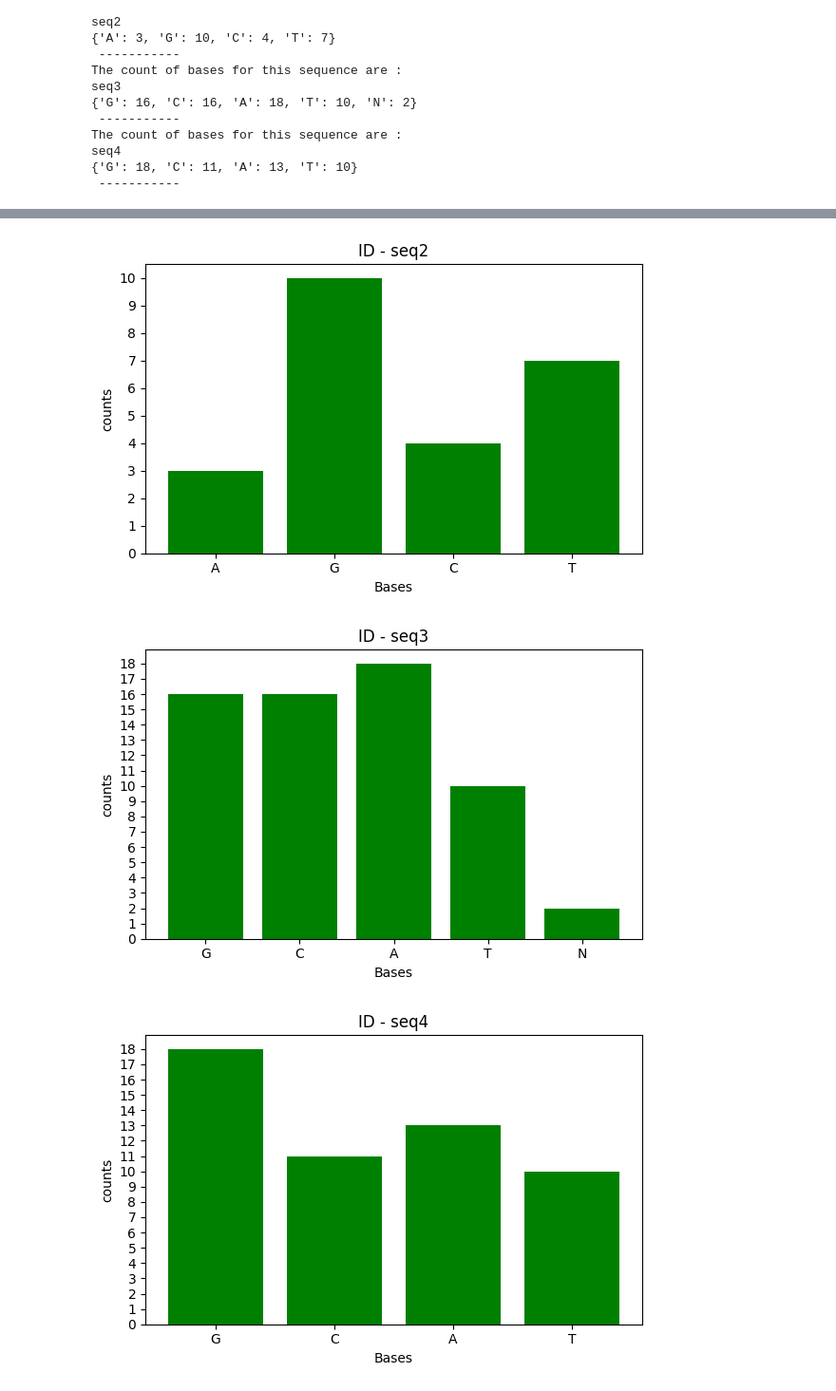
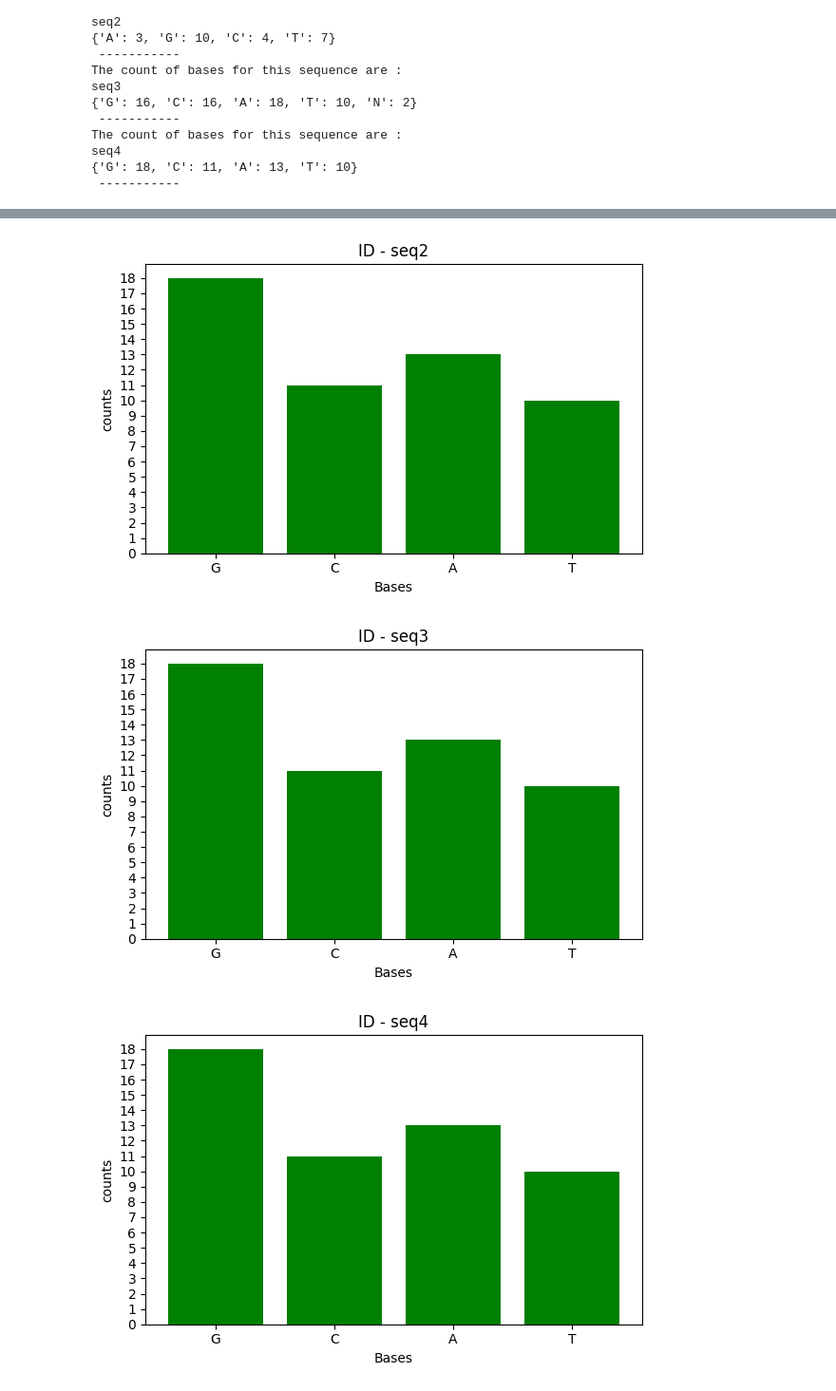
Before and after one commit to Zm-ah/python_-zineb-_-mouhib-_-DE25_lab1-, a Jupyter notebook: lab1.py/task1.ipynb, the cells around one changed output, grey strips where cells are left out. Shown at 95% size. Cells and saved outputs as stored; diff of their text form; code cells hidden in the pictures.

```diff
--- a/lab1.py/task1.ipynb
+++ b/lab1.py/task1.ipynb
@@ -24,20 +16,9 @@ True
 # %%
 
-# jag skapar en dictionary med {}
-all_sequences = {
-"seq1" : "cGTAaccaataaaaaaacaagcttaacctaattc",
-"seq2" : "agcttagTTTGGatctggccgggg",
-"seq3" : "gcggatttactcCCCCCAAAAANNaggggagagcccagataaatggagtctgtgcgtccaca",
-"seq4" : "gcggatttactcaggggagagcccagGGataaatggagtctgtgcgtccaca",
-}
-
 for seq_ID, sequence in all_sequences.items():  #  skapar en loop dom går genom alla sequenser i dictionary
-    count = dict()
+    count = {}  # skapar en tom dict för att lagra basräkningen
     for base in sequence.upper(): # alla bokstever till stora
-        if base in count:
-            count[base] += 1
-        else:
-            count[base] = 1
+        count[base] = count.get(base , 0) + 1 # med detta rad kod görs räkningen av alla baser.
 
 
     print("The count of bases for this sequence are :")
@@ -64,15 +45,16 @@ seq4
 # %%
 import matplotlib.pyplot as plt #  importerar biblioteket plt för att skapa diagram
 
-# kopierat resultatet från förra koden och sparat i en dictionary
-all_sequences= {
-"seq1" : {'C': 8, 'G': 2, 'T': 7, 'A': 17},
-"seq2" : {'A': 3, 'G': 10, 'C': 4, 'T': 7},
-"seq3" : {'G': 16, 'C': 16, 'A': 18, 'T': 10, 'N': 2},
-"seq4" : {'G': 18, 'C': 11, 'A': 13, 'T': 10}
-}
+
+
 
 for seq_ID, base_counts in all_sequences.items(): # loopen går genom alla sequenser i den föredetta dictionary
+    base_counts = {}
+    for base in sequence.upper(): # alla bokstever till stora
+        base_counts[base] = base_counts.get(base , 0) + 1
+
+
+
     bases = list(base_counts.keys())
     counts = list(base_counts.values())
     # hör börjar jag skapa en diagram för varje sekvens
@@ -89,3 +71,3 @@ for seq_ID, base_counts in all_sequences.items(): # loopen går genom alla seque
-[figure, old version]
+[figure, new version]
-[figure, old version]
+[figure, new version]
 [figure]
```
Also changed, not shown: parts of 3 cells of this notebook, 1 other file.
